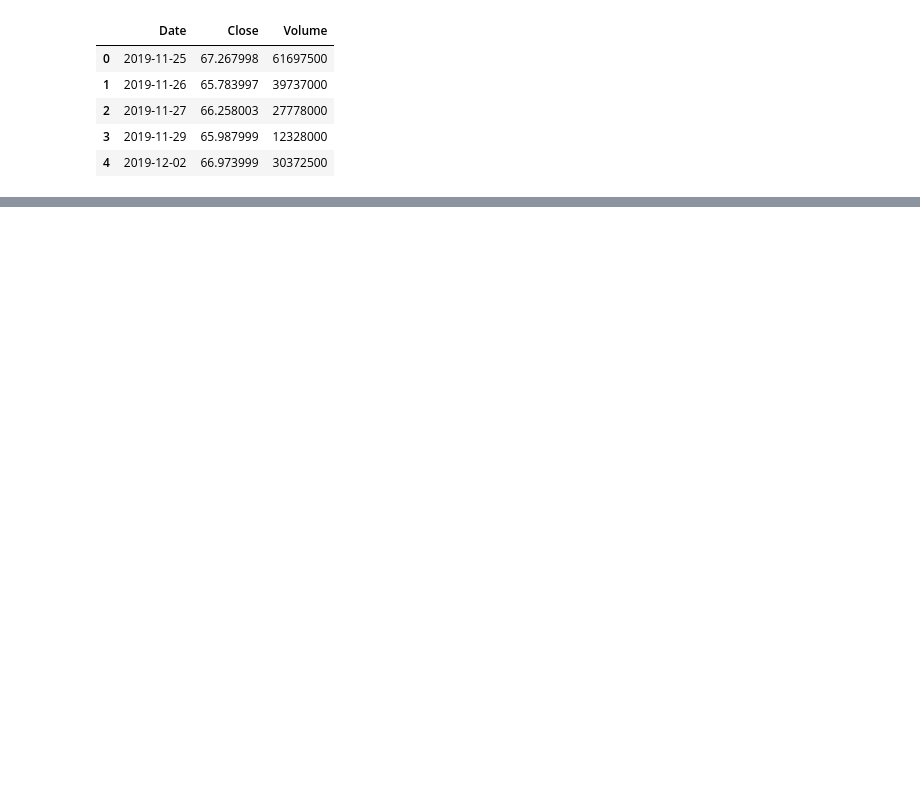
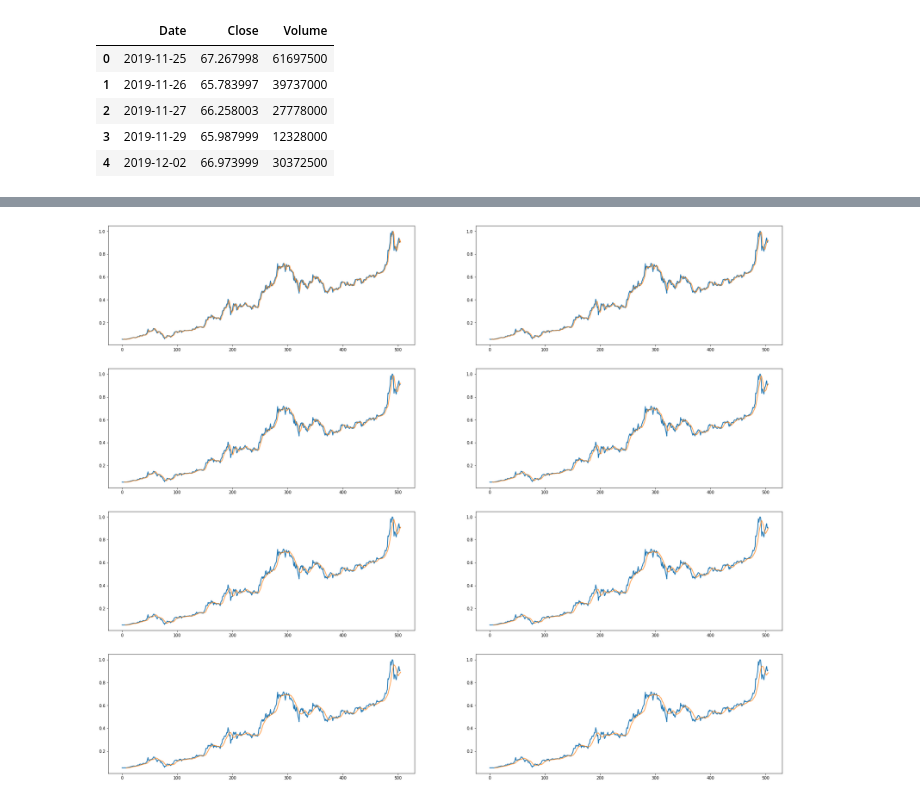
Before and after one commit to jafetimbre/verbose-projects, a Jupyter notebook: statistics/stock-price-pred/stock.ipynb, the cells around one changed output, grey strips where cells are left out. Drawn from its saved outputs; the diff is of its cells as text; code cells hidden in the pictures; blank space fills up the shorter version.

```diff
--- a/statistics/stock-price-pred/stock.ipynb
+++ b/statistics/stock-price-pred/stock.ipynb
@@ -89,3 +81,18 @@ class Errors():
+# %%
+ma_results = [ MovingAverage.forcast(real, i) for i in range(2, 10) ]
+# %%
+fig, axs = plt.subplots(4, 2, figsize=(30, 25))
+
+for x in range(4):
+    for y in range(2):
+        idx = x*2 + y
+        axs[x][y].set_title(f"")
+        axs[x][y].plot(real.index, real, linewidth=2)
+        axs[x][y].plot(ma_results[idx].index, ma_results[idx], alpha=.7, linewidth=2)
+
+fig.show()
+# %% [output]
+[figure, added]
 # %%
 class MovingAverage():
     '''
```
Also changed, not shown: parts of 7 cells of this notebook.
